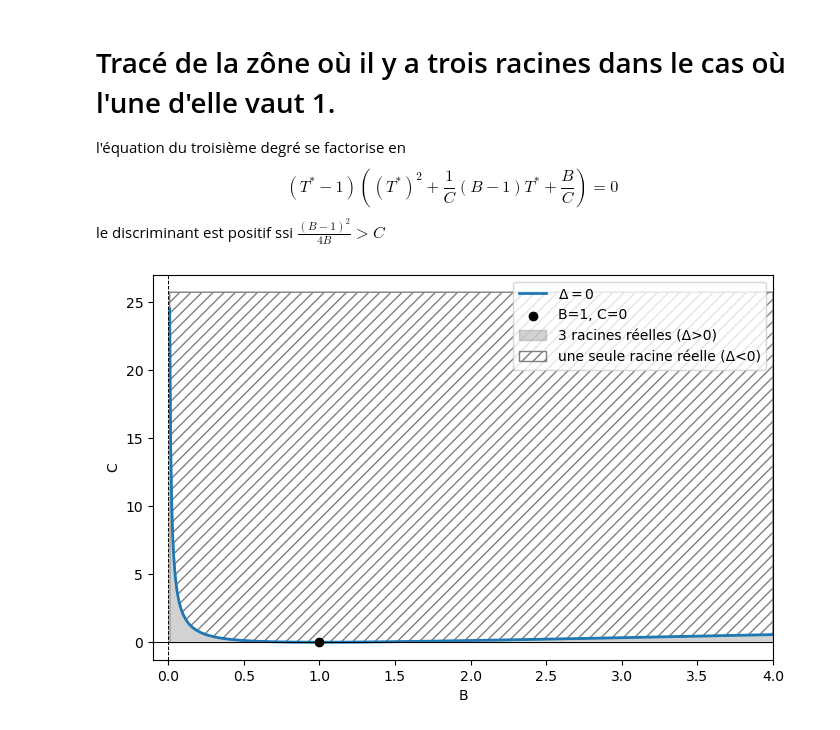
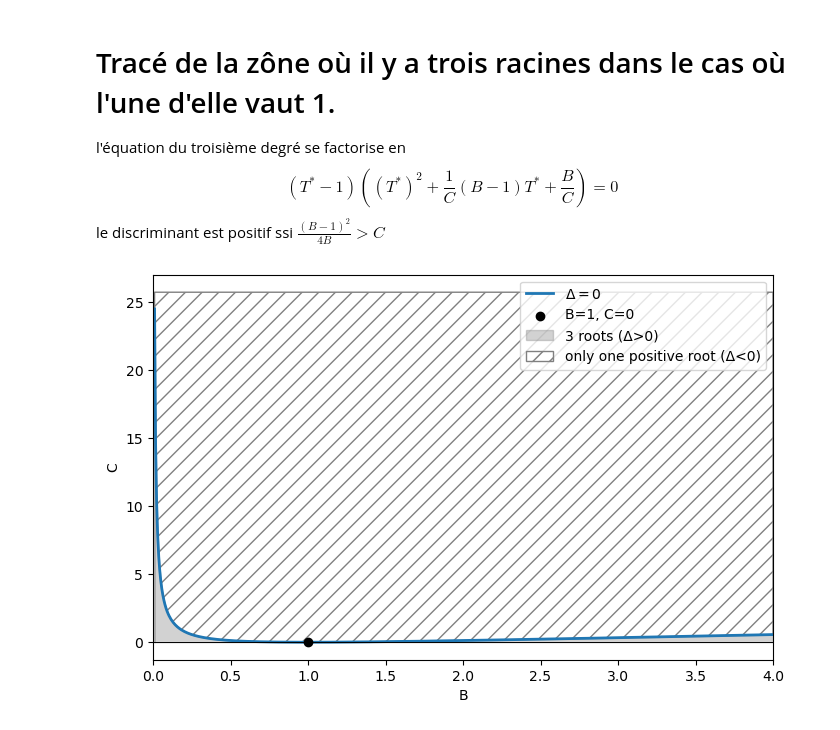
Before and after one commit to azerad/immunomath, a Jupyter notebook: model_arthritis_olivier.ipynb, the cells around one changed output. Drawn from its saved outputs; the diff is of its cells as text; code cells hidden in the pictures.

Commit message:
figure cas particulier A=1

```diff
--- a/model_arthritis_olivier.ipynb
+++ b/model_arthritis_olivier.ipynb
@@ -733,35 +733,35 @@ le discriminant est positif ssi $\frac{(B-1)^2}{4B} > C$
 # Utilise les imports déjà présents dans le notebook (np, plt)
 
 # éviter B = 0 (division par zéro), tracer la branches  positive seulement
 B_pos = np.linspace(0.01, 4, 600)
 
 C_pos = (B_pos - 1)**2 / (4 * B_pos)
 
 plt.figure(figsize=(8,5))
 # plt.plot(B_neg, C_neg, color='tab:orange', lw=2, label='branche B<0')
 plt.plot(B_pos, C_pos, color='tab:blue', lw=2, label=r'$\Delta=0$')
 
 # points et repères utiles
 plt.scatter([1.0], [0.0], color='k', zorder=5, label='B=1, C=0')
 plt.axhline(0, color='k', lw=0.7)
 plt.axvline(0, color='k', lw=0.7, linestyle='--')
 
 plt.xlabel('B')
 plt.ylabel('C')
 #plt.title(r'Courbe $C=\dfrac{(B-1)^2}{4B}$')
-plt.xlim(-0.1, 4)
+plt.xlim(0, 4)
 # remplir la zone entre la courbe et l'axe des abscisses (B>0)
-plt.fill_between(B_pos, C_pos, 0, where=(C_pos >= 0), color='grey', alpha=0.35, interpolate=True, label='3 racines réelles (Δ>0)')
+plt.fill_between(B_pos, C_pos, 0, where=(C_pos >= 0), color='grey', alpha=0.35, interpolate=True, label='3 roots (Δ>0)')
 # pour marquer aussi la zone proche de l'axe vertical, on trace un petit polygone jusqu'à B=0
 plt.plot([0, B_pos[0]], [0, C_pos[0]], color='grey', alpha=0.35, linewidth=0)
 plt.fill_between([0, B_pos[0]], [0, C_pos[0]], color='grey', alpha=0.3)
 y_top = np.max(C_pos) * 1.05
 poly = plt.fill_between(B_pos, C_pos, y_top, where=(C_pos <= y_top),
-                        facecolor='none', interpolate=True, label='une seule racine réelle (Δ<0)')
+                        facecolor='none', interpolate=True, label='only one positive root (Δ<0)')
 poly.set_edgecolor('gray')
-poly.set_hatch('///')
+poly.set_hatch('//')
 plt.legend()
 #plt.show()
 plt.savefig('discriminant_curve.png', format = 'png')
 # %% [output]
-[figure, old version]
+[figure, new version]
```
Also changed, not shown: 2 other files.
